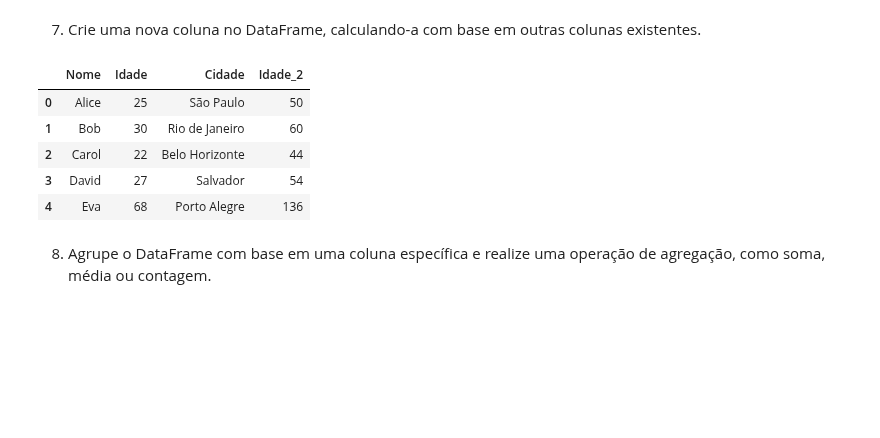
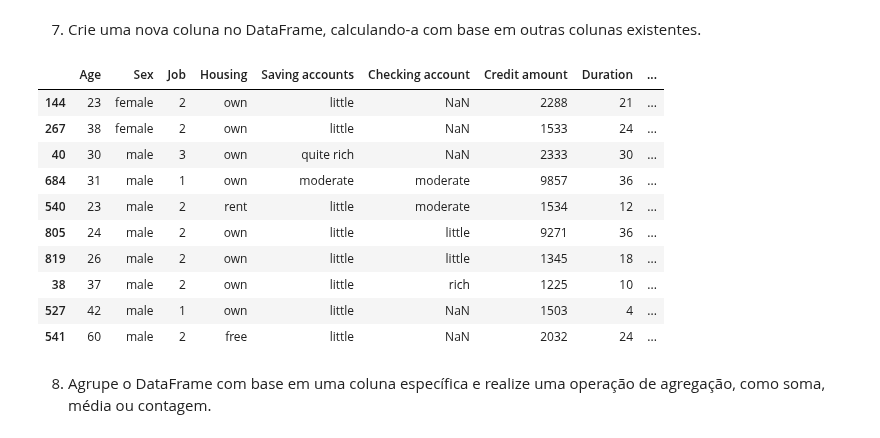
Before and after one commit to pveinberg/Curso_DataScience_Minsait, a Jupyter notebook: Notebooks/Aula01/Exercicio_Pandas.ipynb, the cells around one changed output. Drawn from its saved outputs; the diff is of its cells as text; code cells hidden in the pictures; blank space fills up the shorter version.

```diff
--- a/Notebooks/Aula01/Exercicio_Pandas.ipynb
+++ b/Notebooks/Aula01/Exercicio_Pandas.ipynb
@@ -8,4 +13,9 @@ import pandas as pd
 # %%
-data = pd.read_csv('./../../Datasets/Exercicio_Pandas_1.csv', sep='\t')
+# Load datasource
+data = pd.read_csv('./../../Datasets/german_credit_data.csv')
+
+# Exluir primeira coluna (index duplicado)
+data.drop(data.columns[0], axis=1, inplace=True)
+
 display(data.shape, data.head())
 # %% [output]
@@ -74,15 +110,25 @@ data[data.Idade>25]
 # %% [markdown]
 7. Crie uma nova coluna no DataFrame, calculando-a com base em outras colunas existentes.
 # %%
-data['Idade_2'] = data['Idade']*2
-data
+'''
+Criação da coluna 'prestação' (installment) com o resultado do valor do empréstimo (Credit amount)
+dividido pelo número de parcelas (Duration)
+'''
+
+data['installment'] = data['Credit amount']/data['Duration']
+data.sample(10)
 # %% [output]
-|  | Nome | Idade | Cidade | Idade_2 |
-| 0 | Alice | 25 | São Paulo | 50 |
-| 1 | Bob | 30 | Rio de Janeiro | 60 |
-| 2 | Carol | 22 | Belo Horizonte | 44 |
-| 3 | David | 27 | Salvador | 54 |
-| 4 | Eva | 68 | Porto Alegre | 136 |
+|  | Age | Sex | Job | Housing | Saving accounts | Checking account | Credit amount | Duration | ... |
+| 144 | 23 | female | 2 | own | little | NaN | 2288 | 21 | ... |
+| 267 | 38 | female | 2 | own | little | NaN | 1533 | 24 | ... |
+| 40 | 30 | male | 3 | own | quite rich | NaN | 2333 | 30 | ... |
+| 684 | 31 | male | 1 | own | moderate | moderate | 9857 | 36 | ... |
+| 540 | 23 | male | 2 | rent | little | moderate | 1534 | 12 | ... |
+| 805 | 24 | male | 2 | own | little | little | 9271 | 36 | ... |
+| 819 | 26 | male | 2 | own | little | little | 1345 | 18 | ... |
+| 38 | 37 | male | 2 | own | little | rich | 1225 | 10 | ... |
+| 527 | 42 | male | 1 | own | little | NaN | 1503 | 4 | ... |
+| 541 | 60 | male | 2 | free | little | NaN | 2032 | 24 | ... |
 # %% [markdown]
 8. Agrupe o DataFrame com base em uma coluna específica e realize uma operação de agregação, como soma, média ou contagem.
 # %%
```
Also changed, not shown: parts of 24 cells of this notebook.
